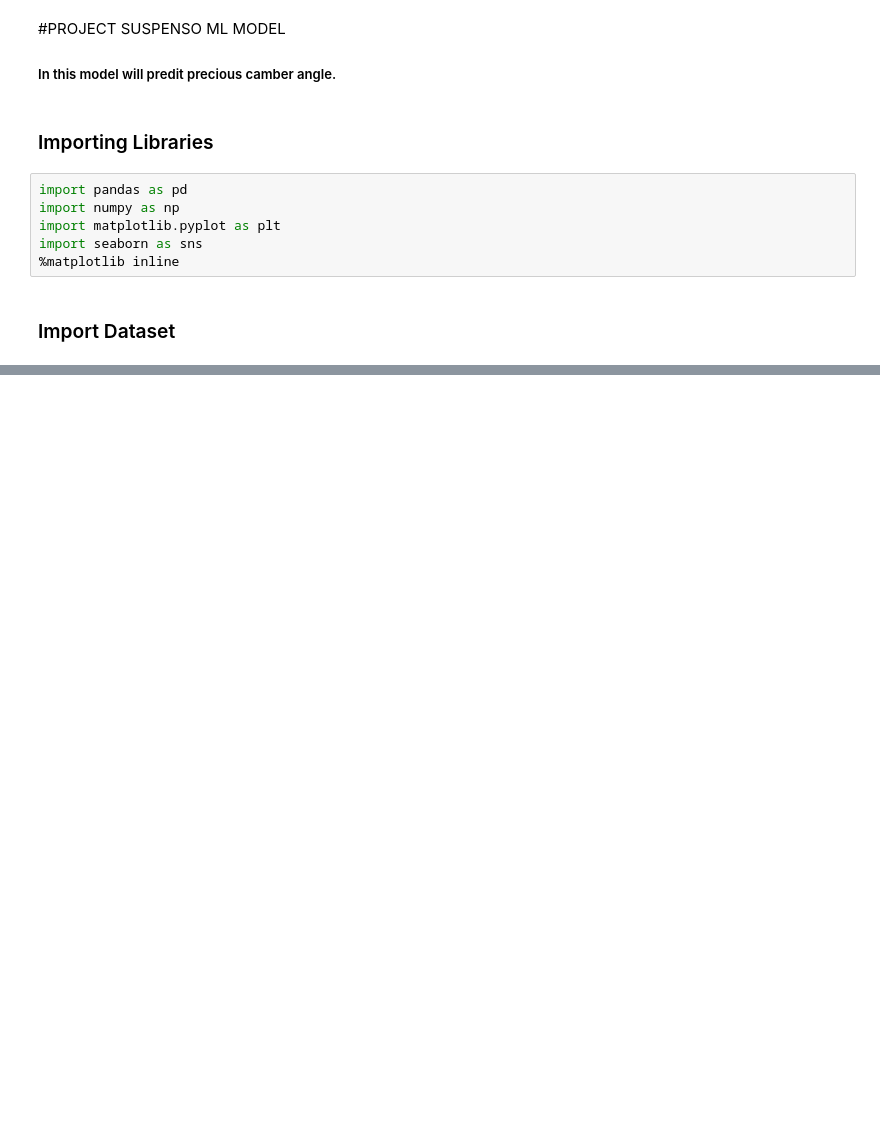
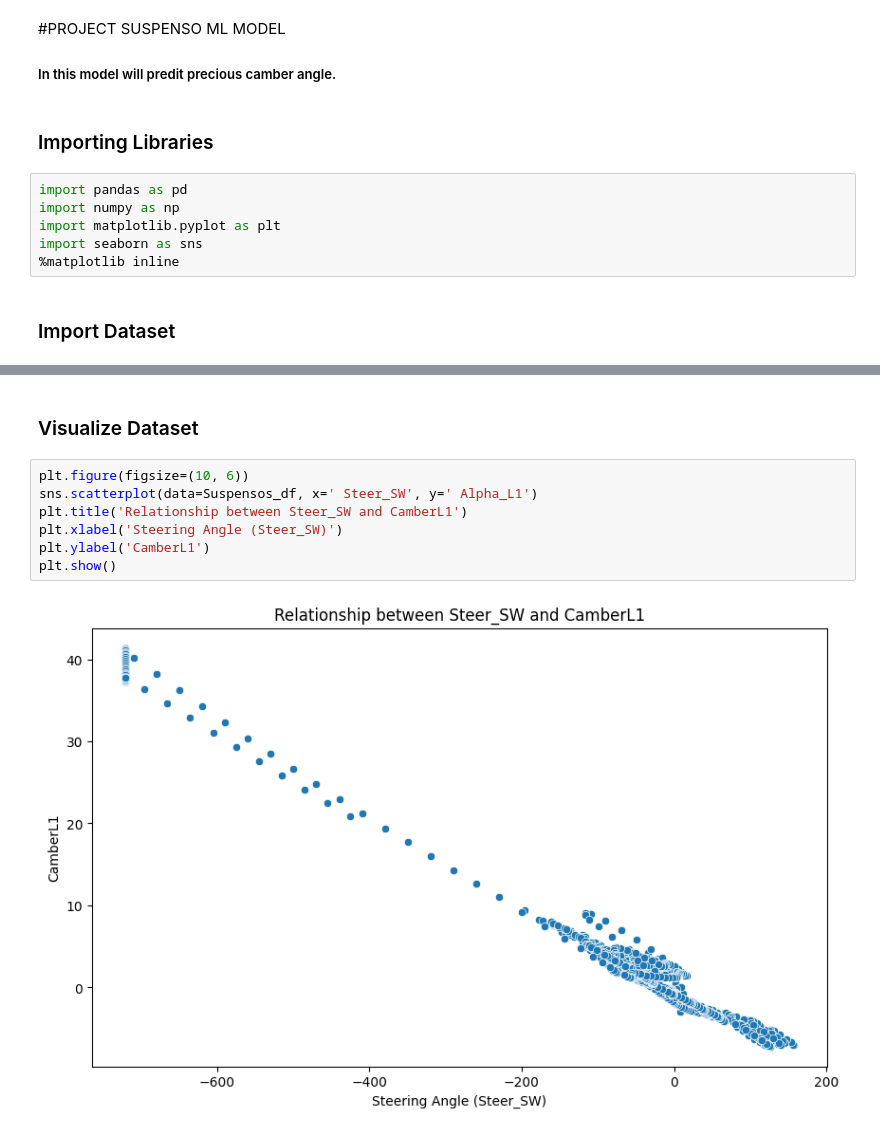
Before and after one commit to Imesh-Isuranga/Suspenso, a Jupyter notebook: ML/Suspenso_ML.ipynb, the cells around one changed output, grey strips where cells are left out. Saved outputs shown, nothing was run; the diff lists cells and outputs as text; blank space fills up the shorter version.

```diff
--- a/ML/Suspenso_ML.ipynb
+++ b/ML/Suspenso_ML.ipynb
@@ -43,0 +64,11 @@ Suspensos_df.describe()
+# %% [markdown]
+### Visualize Dataset
+# %%
+plt.figure(figsize=(10, 6))
+sns.scatterplot(data=Suspensos_df, x=' Steer_SW', y=' Alpha_L1')
+plt.title('Relationship between Steer_SW and CamberL1')
+plt.xlabel('Steering Angle (Steer_SW)')
+plt.ylabel('CamberL1')
+plt.show()
+# %% [output]
+[figure, added]
```
Also changed, not shown: parts of 8 cells of this notebook, 3 other files.
